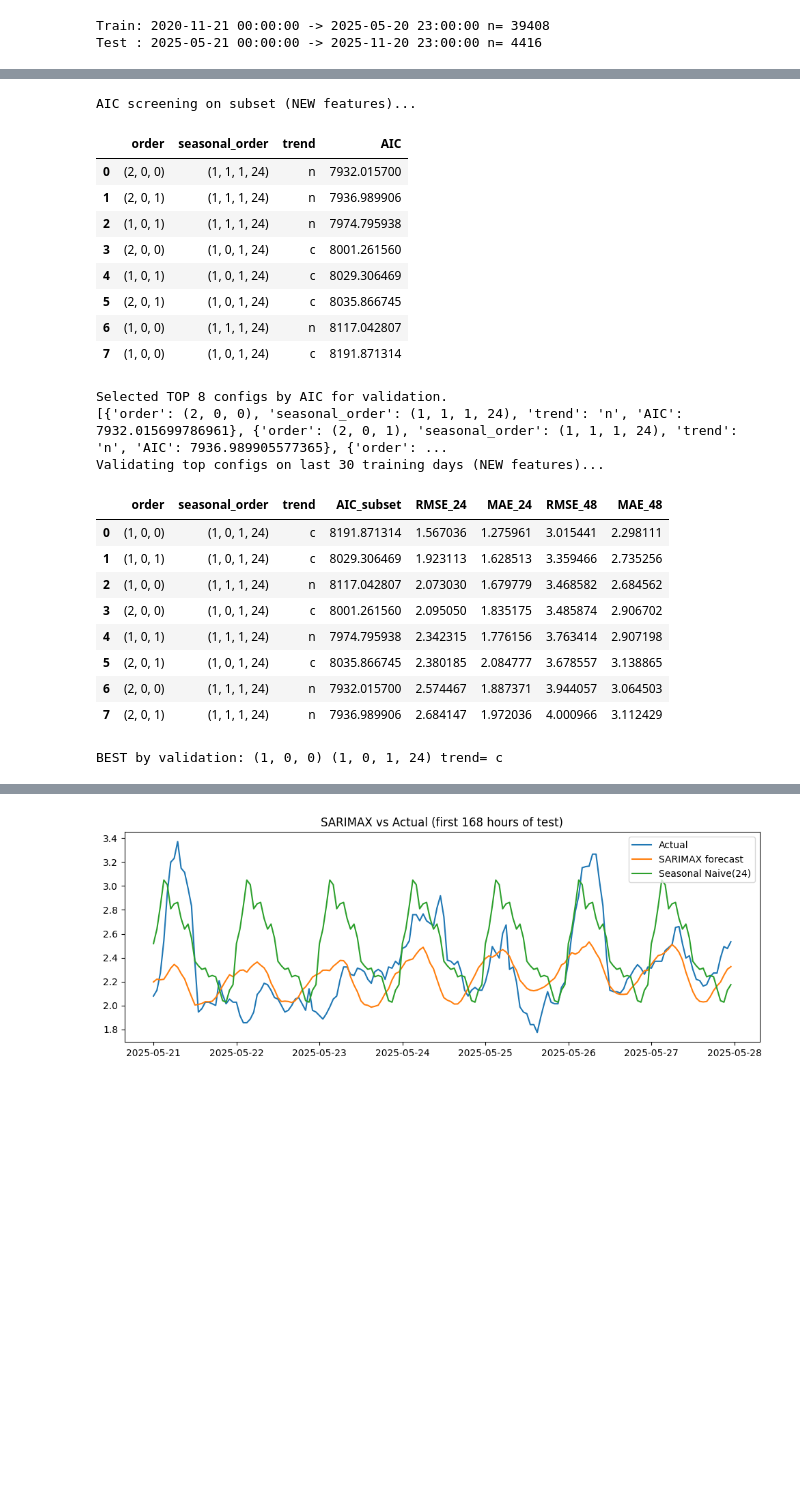
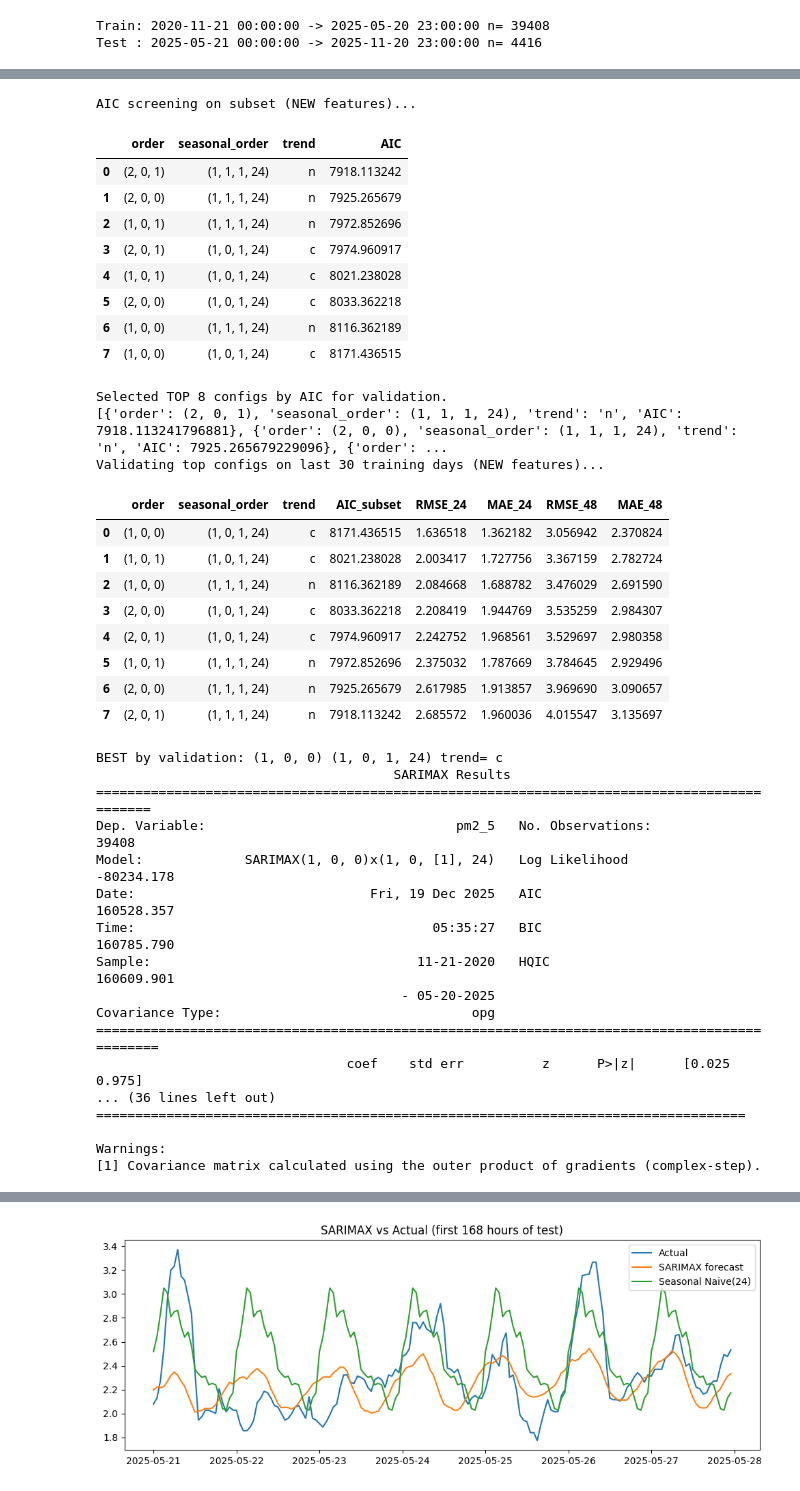
Before and after one commit to GBrochado/TSF---Weather-and-Air-quality-Forecasting, a Jupyter notebook: project2_monteiro.ipynb, the cells around one changed output, grey strips where cells are left out. Cells and saved outputs as stored; diff of their text form; code cells hidden in the pictures; blank space fills up the shorter version.

```diff
--- a/project2_monteiro.ipynb
+++ b/project2_monteiro.ipynb
@@ -202,5 +105,6 @@ Drop columns with 100% of missing values
 cols_to_drop = [
     "wind_speed_80m",
     "wind_direction_80m",
+    "uv_index", "uv_index_clear_sky", "aerosol_optical_depth"
 ]
 df_total = df_total.drop(columns=cols_to_drop)
@@ -209,18 +134,4 @@ df_total = df_total.drop(columns=cols_to_drop)
 train_end = "2025-05-21 00:00:00"
 train_df = df_total.loc[:train_end].copy()
 test_df  = df_total.loc[train_end:].copy()
-
-cols = [c for c in ["aerosol_optical_depth"] if c in df_total.columns]
-
-# Train: time interpolation
-train_df[cols] = train_df[cols].interpolate(method="time", limit=6)
-train_df[cols] = train_df[cols].ffill(limit=24)
-
-# Test: bridge with ffill
-bridge = pd.concat([train_df[cols].tail(1), test_df[cols]], axis=0)
-bridge[cols] = bridge[cols].ffill(limit=24)
-test_df[cols] = bridge.iloc[1:].values  # Fixed: .values (lowercase)
-# %%
-df_total.loc[train_df.index, cols] = train_df[cols]
-df_total.loc[test_df.index, cols]  = test_df[cols]
 # %% [markdown]
@@ -230,9 +141,10 @@ Justificar isto
 # %%
 # Wind direction 10m -> sin/cos
-if "wind_direction_10m" in df_total.columns:
-    wd_deg = pd.to_numeric(df_total["wind_direction_10m"], errors="coerce")
+if "winddirection_10m" in df_total.columns:
+    print("in")
+    wd_deg = pd.to_numeric(df_total["winddirection_10m"], errors="coerce")
     wd_rad = np.deg2rad(wd_deg)
     df_total["wd_sin"] = np.sin(wd_rad)
     df_total["wd_cos"] = np.cos(wd_rad)
-    df_total = df_total.drop(columns=["wind_direction_10m"])
+    df_total = df_total.drop(columns=["winddirection_10m"])
 # %% [markdown]
@@ -1574,7 +1601,7 @@ def fit_aic(order, seasonal_order, y, exog, trend):
             enforce_stationarity=False,
             enforce_invertibility=False,
             simple_differencing=True
-        ).fit(disp=False, method="lbfgs", maxiter=50)
+        ).fit(disp=0, method="powell", maxiter=7)
         return {"order": order, "seasonal_order": seasonal_order, "trend": trend, "AIC": res.aic}
     except Exception:
         return None
@@ -1626,7 +1653,7 @@ def validate_cfg(cfg):
             enforce_stationarity=False,
             enforce_invertibility=False,
             simple_differencing=True
-        ).fit(disp=False, method="lbfgs", maxiter=80)
+        ).fit(disp=0, method="powell", maxiter=10)
 
         pred24 = forecast_levels(res, y_tr, X_val, h=24, s=s)
         pred48 = forecast_levels(res, y_tr, X_val, h=48, s=s)
@@ -1653,49 +1680,65 @@ val_df = pd.DataFrame([validate_cfg(cfg) for cfg in top_cfgs])
 val_df_ok = val_df.dropna(subset=["RMSE_24"]).sort_values(["RMSE_24", "RMSE_48"]).reset_index(drop=True)
 display(val_df_ok)
 
 best = val_df_ok.iloc[0]
 best_order = best["order"]
 best_seasonal = best["seasonal_order"]
 best_trend = best["trend"]
 
 print("BEST by validation:", best_order, best_seasonal, "trend=", best_trend)
 
 # ============================================================
 # STEP 3) Fit final on FULL y_train/X_train
 # ============================================================
 final_res = SARIMAX(
     y_full,
     exog=X_full,
     order=best_order,
     seasonal_order=best_seasonal,
     trend=best_trend,
     enforce_stationarity=False,
     enforce_invertibility=False,
     simple_differencing=True
-).fit(disp=False, method="lbfgs", maxiter=120)
+).fit(disp=0, method="powell", maxiter=13)
 
 print(final_res.summary())
 # %% [output]
 AIC screening on subset (NEW features)...
 |  | order | seasonal_order | trend | AIC |
-| 0 | (2, 0, 0) | (1, 1, 1, 24) | n | 7932.015700 |
-| 1 | (2, 0, 1) | (1, 1, 1, 24) | n | 7936.989906 |
-| 2 | (1, 0, 1) | (1, 1, 1, 24) | n | 7974.795938 |
-| 3 | (2, 0, 0) | (1, 0, 1, 24) | c | 8001.261560 |
-| 4 | (1, 0, 1) | (1, 0, 1, 24) | c | 8029.306469 |
-| 5 | (2, 0, 1) | (1, 0, 1, 24) | c | 8035.866745 |
-| 6 | (1, 0, 0) | (1, 1, 1, 24) | n | 8117.042807 |
-| 7 | (1, 0, 0) | (1, 0, 1, 24) | c | 8191.871314 |
+| 0 | (2, 0, 1) | (1, 1, 1, 24) | n | 7918.113242 |
+| 1 | (2, 0, 0) | (1, 1, 1, 24) | n | 7925.265679 |
+| 2 | (1, 0, 1) | (1, 1, 1, 24) | n | 7972.852696 |
+| 3 | (2, 0, 1) | (1, 0, 1, 24) | c | 7974.960917 |
+| 4 | (1, 0, 1) | (1, 0, 1, 24) | c | 8021.238028 |
+| 5 | (2, 0, 0) | (1, 0, 1, 24) | c | 8033.362218 |
+| 6 | (1, 0, 0) | (1, 1, 1, 24) | n | 8116.362189 |
+| 7 | (1, 0, 0) | (1, 0, 1, 24) | c | 8171.436515 |
 Selected TOP 8 configs by AIC for validation.
-[{'order': (2, 0, 0), 'seasonal_order': (1, 1, 1, 24), 'trend': 'n', 'AIC': 7932.015699786961}, {'order': (2, 0, 1), 'seasonal_order': (1, 1, 1, 24), 'trend': 'n', 'AIC': 7936.989905577365}, {'order': ...
+[{'order': (2, 0, 1), 'seasonal_order': (1, 1, 1, 24), 'trend': 'n', 'AIC': 7918.113241796881}, {'order': (2, 0, 0), 'seasonal_order': (1, 1, 1, 24), 'trend': 'n', 'AIC': 7925.265679229096}, {'order': ...
 Validating top configs on last 30 training days (NEW features)...
 |  | order | seasonal_order | trend | AIC_subset | RMSE_24 | MAE_24 | RMSE_48 | MAE_48 |
-| 0 | (1, 0, 0) | (1, 0, 1, 24) | c | 8191.871314 | 1.567036 | 1.275961 | 3.015441 | 2.298111 |
-| 1 | (1, 0, 1) | (1, 0, 1, 24) | c | 8029.306469 | 1.923113 | 1.628513 | 3.359466 | 2.735256 |
-| 2 | (1, 0, 0) | (1, 1, 1, 24) | n | 8117.042807 | 2.073030 | 1.679779 | 3.468582 | 2.684562 |
-| 3 | (2, 0, 0) | (1, 0, 1, 24) | c | 8001.261560 | 2.095050 | 1.835175 | 3.485874 | 2.906702 |
-| 4 | (1, 0, 1) | (1, 1, 1, 24) | n | 7974.795938 | 2.342315 | 1.776156 | 3.763414 | 2.907198 |
-| 5 | (2, 0, 1) | (1, 0, 1, 24) | c | 8035.866745 | 2.380185 | 2.084777 | 3.678557 | 3.138865 |
-| 6 | (2, 0, 0) | (1, 1, 1, 24) | n | 7932.015700 | 2.574467 | 1.887371 | 3.944057 | 3.064503 |
-| 7 | (2, 0, 1) | (1, 1, 1, 24) | n | 7936.989906 | 2.684147 | 1.972036 | 4.000966 | 3.112429 |
+| 0 | (1, 0, 0) | (1, 0, 1, 24) | c | 8171.436515 | 1.636518 | 1.362182 | 3.056942 | 2.370824 |
+| 1 | (1, 0, 1) | (1, 0, 1, 24) | c | 8021.238028 | 2.003417 | 1.727756 | 3.367159 | 2.782724 |
+| 2 | (1, 0, 0) | (1, 1, 1, 24) | n | 8116.362189 | 2.084668 | 1.688782 | 3.476029 | 2.691590 |
+| 3 | (2, 0, 0) | (1, 0, 1, 24) | c | 8033.362218 | 2.208419 | 1.944769 | 3.535259 | 2.984307 |
+| 4 | (2, 0, 1) | (1, 0, 1, 24) | c | 7974.960917 | 2.242752 | 1.968561 | 3.529697 | 2.980358 |
+| 5 | (1, 0, 1) | (1, 1, 1, 24) | n | 7972.852696 | 2.375032 | 1.787669 | 3.784645 | 2.929496 |
+| 6 | (2, 0, 0) | (1, 1, 1, 24) | n | 7925.265679 | 2.617985 | 1.913857 | 3.969690 | 3.090657 |
+| 7 | (2, 0, 1) | (1, 1, 1, 24) | n | 7918.113242 | 2.685572 | 1.960036 | 4.015547 | 3.135697 |
 BEST by validation: (1, 0, 0) (1, 0, 1, 24) trend= c
+                                      SARIMAX Results
+============================================================================================
+Dep. Variable:                                pm2_5   No. Observations:                39408
+Model:             SARIMAX(1, 0, 0)x(1, 0, [1], 24)   Log Likelihood              -80234.178
+Date:                              Fri, 19 Dec 2025   AIC                         160528.357
+Time:                                      05:35:27   BIC                         160785.790
+Sample:                                  11-21-2020   HQIC                        160609.901
+                                       - 05-20-2025
+Covariance Type:                                opg
+=============================================================================================
+                                coef    std err          z      P>|z|      [0.025      0.975]
+... (36 lines left out)
+===================================================================================
+
+Warnings:
+[1] Covariance matrix calculated using the outer product of gradients (complex-step).
```
Also changed, not shown: parts of 75 cells of this notebook, 1 other file.
